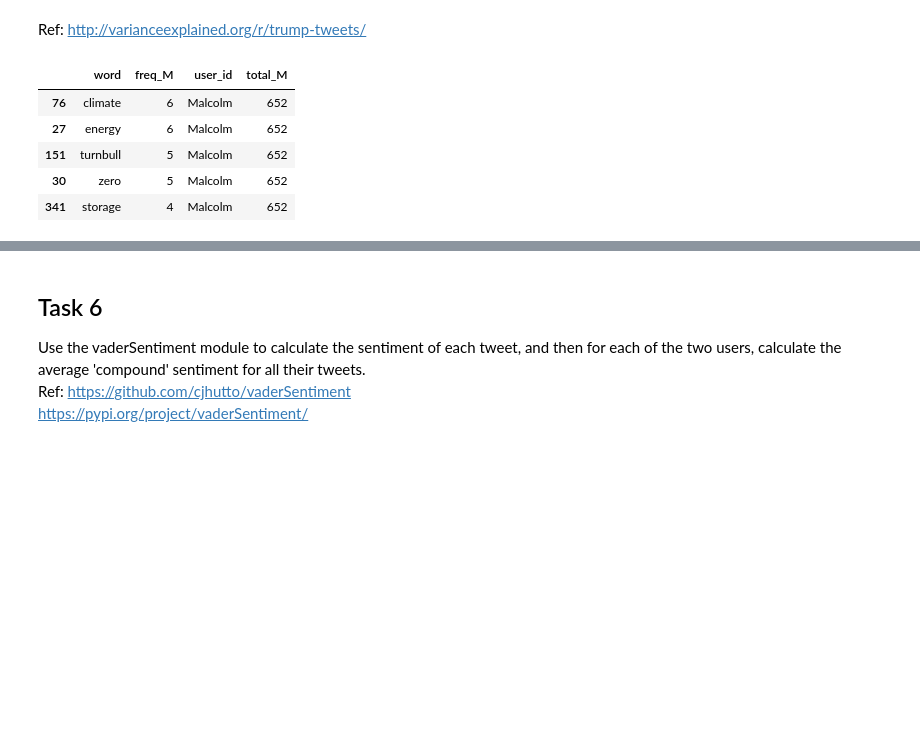
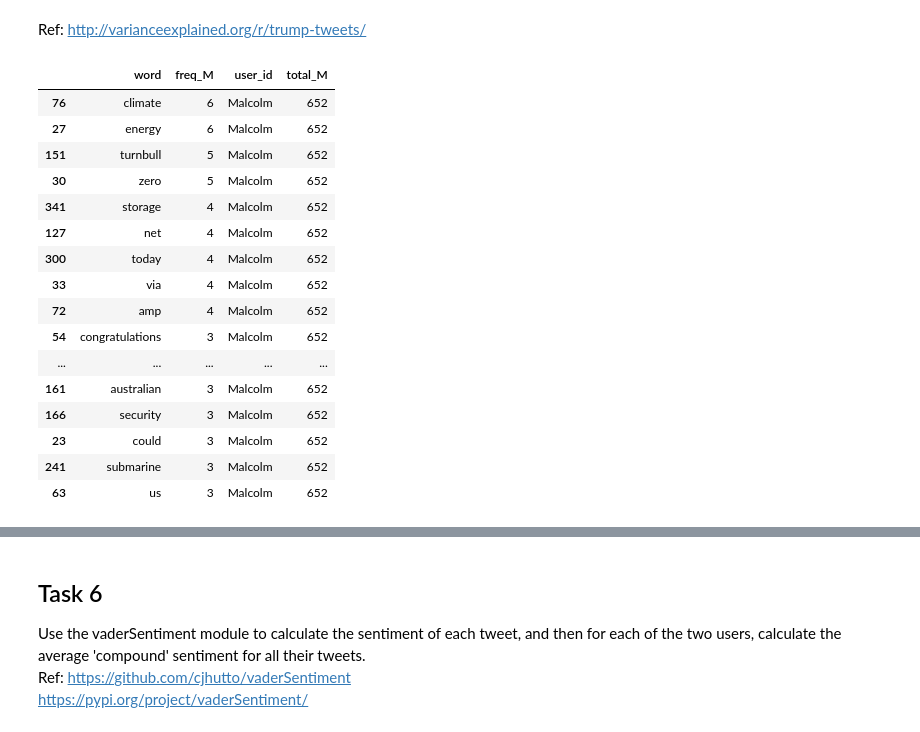
Before and after one commit to sanjay-kv/Twitter-Tweet-Analysis, a Jupyter notebook: Assessed-Task-2.ipynb, the cells around one changed output, grey strips where cells are left out. Saved outputs shown, nothing was run; the diff lists cells and outputs as text; code cells hidden in the pictures; blank space fills up the shorter version.

```diff
--- a/Assessed-Task-2.ipynb
+++ b/Assessed-Task-2.ipynb
@@ -701,23 +696,34 @@ Ref: http://varianceexplained.org/r/trump-tweets/
 # %%
 #Counting word frequency
 #Malcolm_list, M_wordlist #Kevin_list, K_wordlist
 countsM = Counter(M_wordlist)
 
 #Converting dictionary object to df
 counts_M = pd.DataFrame.from_dict(countsM, orient='index').reset_index()
 counts_M = counts_M.rename(columns={'index':'word', 0:'freq_M'})
 counts_M['user_id'] = 'Malcolm'
 
 #Calculating total words from Julian Hill's tweets
 counts_M['total_M'] = counts_M['freq_M'].sum()
 
 #Sorting df by word frequency and selecting the most 20 frequency words of Julian Hill's tweets
-sorted_M = counts_M.sort_values(by=['freq_M'], ascending = [False])[:5]
+sorted_M = counts_M.sort_values(by=['freq_M'], ascending = [False])[:20]
 sorted_M
 # %% [output]
 |  | word | freq_M | user_id | total_M |
 | 76 | climate | 6 | Malcolm | 652 |
 | 27 | energy | 6 | Malcolm | 652 |
 | 151 | turnbull | 5 | Malcolm | 652 |
 | 30 | zero | 5 | Malcolm | 652 |
 | 341 | storage | 4 | Malcolm | 652 |
+| 127 | net | 4 | Malcolm | 652 |
+| 300 | today | 4 | Malcolm | 652 |
+| 33 | via | 4 | Malcolm | 652 |
+| 72 | amp | 4 | Malcolm | 652 |
+| 54 | congratulations | 3 | Malcolm | 652 |
+| ... | ... | ... | ... | ... |
+| 161 | australian | 3 | Malcolm | 652 |
+| 166 | security | 3 | Malcolm | 652 |
+| 23 | could | 3 | Malcolm | 652 |
+| 241 | submarine | 3 | Malcolm | 652 |
+| 63 | us | 3 | Malcolm | 652 |
```
Also changed, not shown: parts of 30 cells of this notebook, 3 other files.
